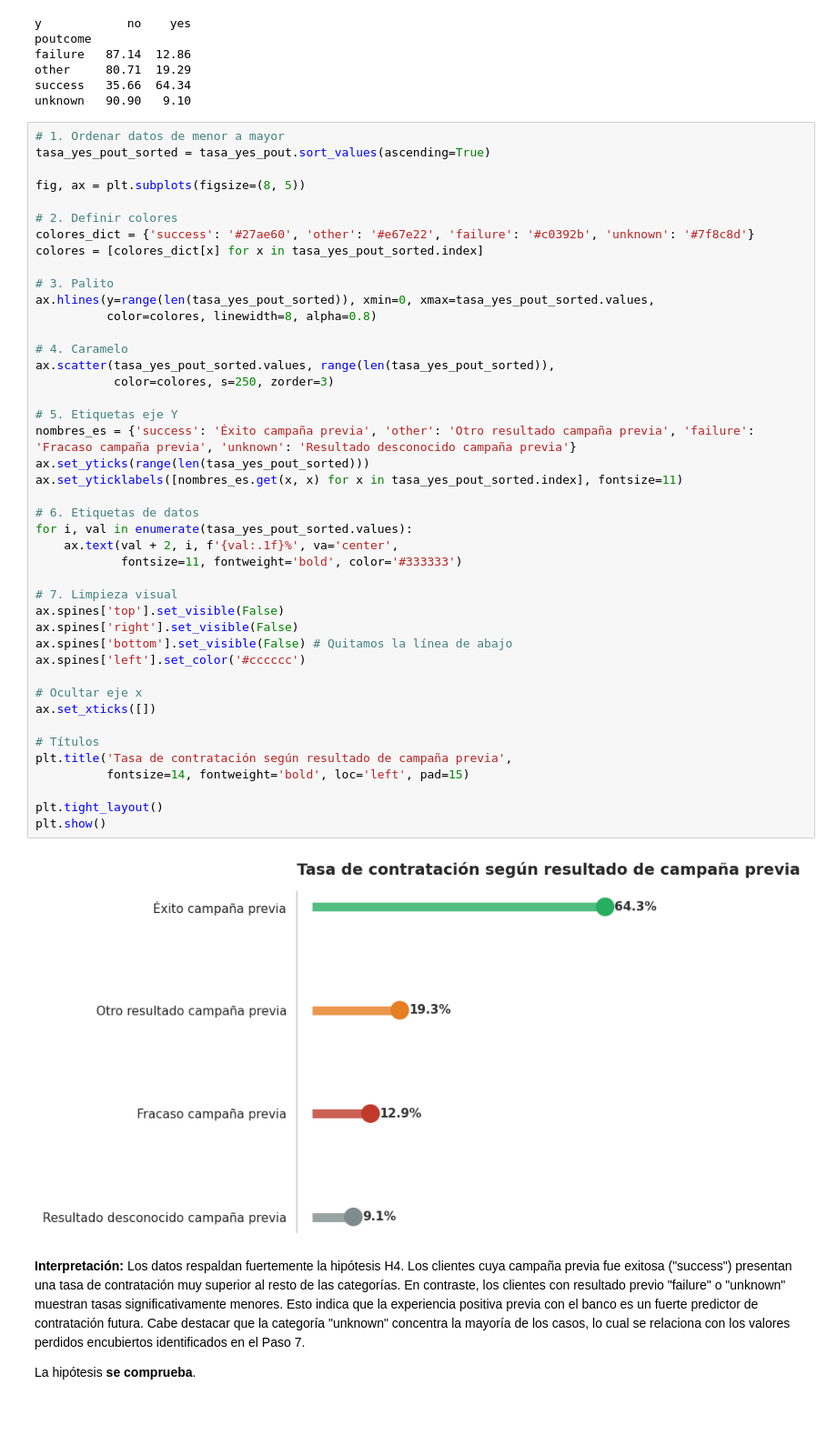
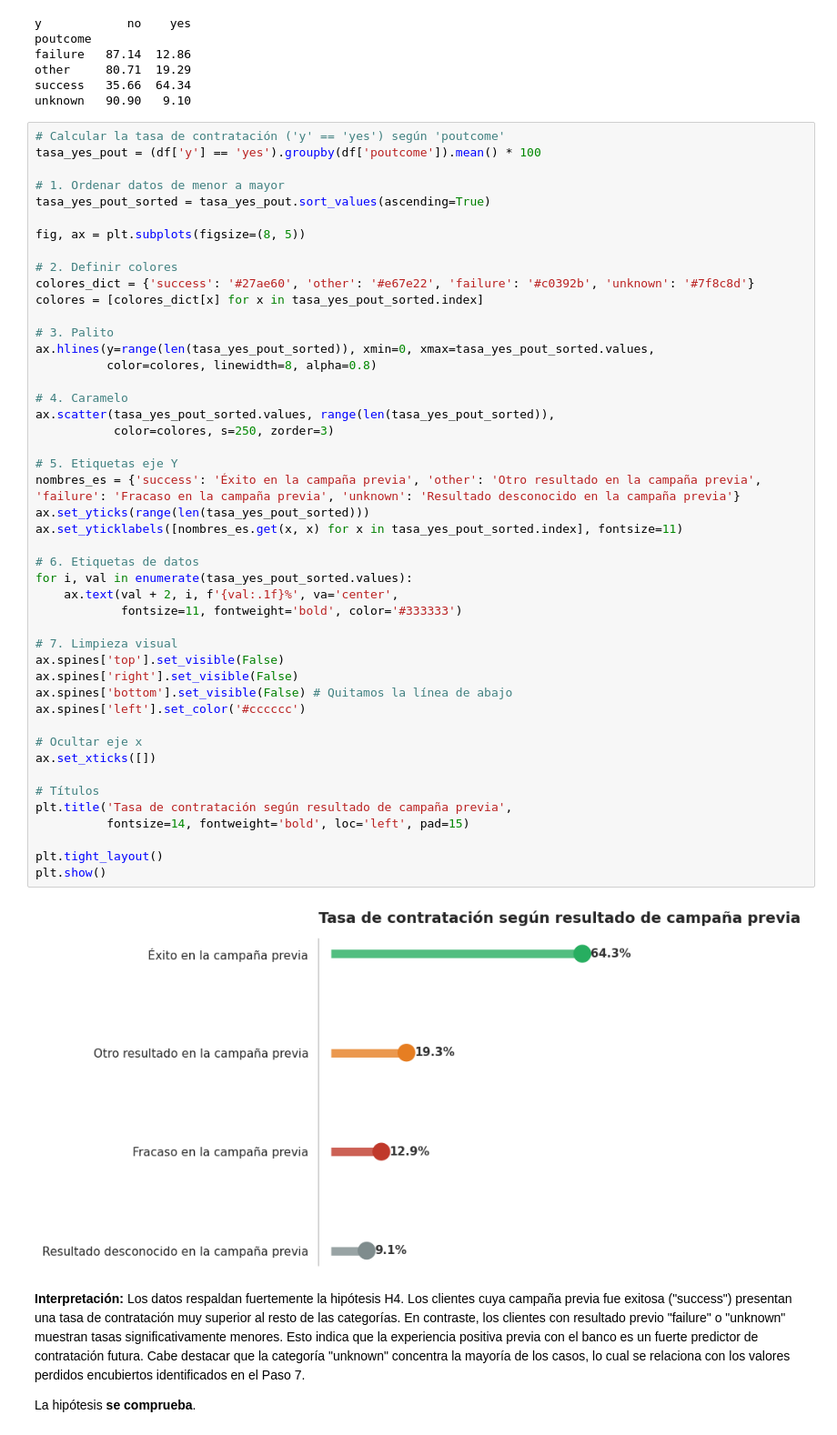
Before and after one commit to F-Boivin/ProyectoDSParteI-Boivin, a Jupyter notebook: ProyectoDSParte1_Felipe_Boivin.ipynb, the cells around one changed output. Shown at 91% size. Cells and saved outputs as stored; diff of their text form.

```diff
--- a/ProyectoDSParte1_Felipe_Boivin.ipynb
+++ b/ProyectoDSParte1_Felipe_Boivin.ipynb
@@ -357,6 +343,9 @@ other     80.71  19.29
 success   35.66  64.34
 unknown   90.90   9.10
 # %%
+# Calcular la tasa de contratación ('y' == 'yes') según 'poutcome'
+tasa_yes_pout = (df['y'] == 'yes').groupby(df['poutcome']).mean() * 100
+
 # 1. Ordenar datos de menor a mayor
 tasa_yes_pout_sorted = tasa_yes_pout.sort_values(ascending=True)
 
@@ -372,35 +361,35 @@ ax.hlines(y=range(len(tasa_yes_pout_sorted)), xmin=0, xmax=tasa_yes_pout_sorted.
 
 # 4. Caramelo
 ax.scatter(tasa_yes_pout_sorted.values, range(len(tasa_yes_pout_sorted)),
            color=colores, s=250, zorder=3)
 
 # 5. Etiquetas eje Y
-nombres_es = {'success': 'Éxito campaña previa', 'other': 'Otro resultado campaña previa', 'failure': 'Fracaso campaña previa', 'unknown': 'Resultado desconocido campaña previa'}
+nombres_es = {'success': 'Éxito en la campaña previa', 'other': 'Otro resultado en la campaña previa', 'failure': 'Fracaso en la campaña previa', 'unknown': 'Resultado desconocido en la campaña previa'}
 ax.set_yticks(range(len(tasa_yes_pout_sorted)))
 ax.set_yticklabels([nombres_es.get(x, x) for x in tasa_yes_pout_sorted.index], fontsize=11)
 
 # 6. Etiquetas de datos
 for i, val in enumerate(tasa_yes_pout_sorted.values):
     ax.text(val + 2, i, f'{val:.1f}%', va='center',
             fontsize=11, fontweight='bold', color='#333333')
 
 # 7. Limpieza visual
 ax.spines['top'].set_visible(False)
 ax.spines['right'].set_visible(False)
 ax.spines['bottom'].set_visible(False) # Quitamos la línea de abajo
 ax.spines['left'].set_color('#cccccc')
 
 # Ocultar eje x
 ax.set_xticks([])
 
 # Títulos
 plt.title('Tasa de contratación según resultado de campaña previa',
           fontsize=14, fontweight='bold', loc='left', pad=15)
 
 plt.tight_layout()
 plt.show()
 # %% [output]
-[figure, old version]
+[figure, new version]
 # %% [markdown]
 **Interpretación:** Los datos respaldan fuertemente la hipótesis H4. Los clientes cuya campaña previa fue exitosa ("success") presentan una tasa de contratación muy superior al resto de las categorías. En contraste, los clientes con resultado previo "failure" o "unknown" muestran tasas significativamente menores. Esto indica que la experiencia positiva previa con el banco es un fuerte predictor de contratación futura. Cabe destacar que la categoría "unknown" concentra la mayoría de los casos, lo cual se relaciona con los valores perdidos encubiertos identificados en el Paso 7.
 
```
Also changed, not shown: parts of 5 cells of this notebook.
